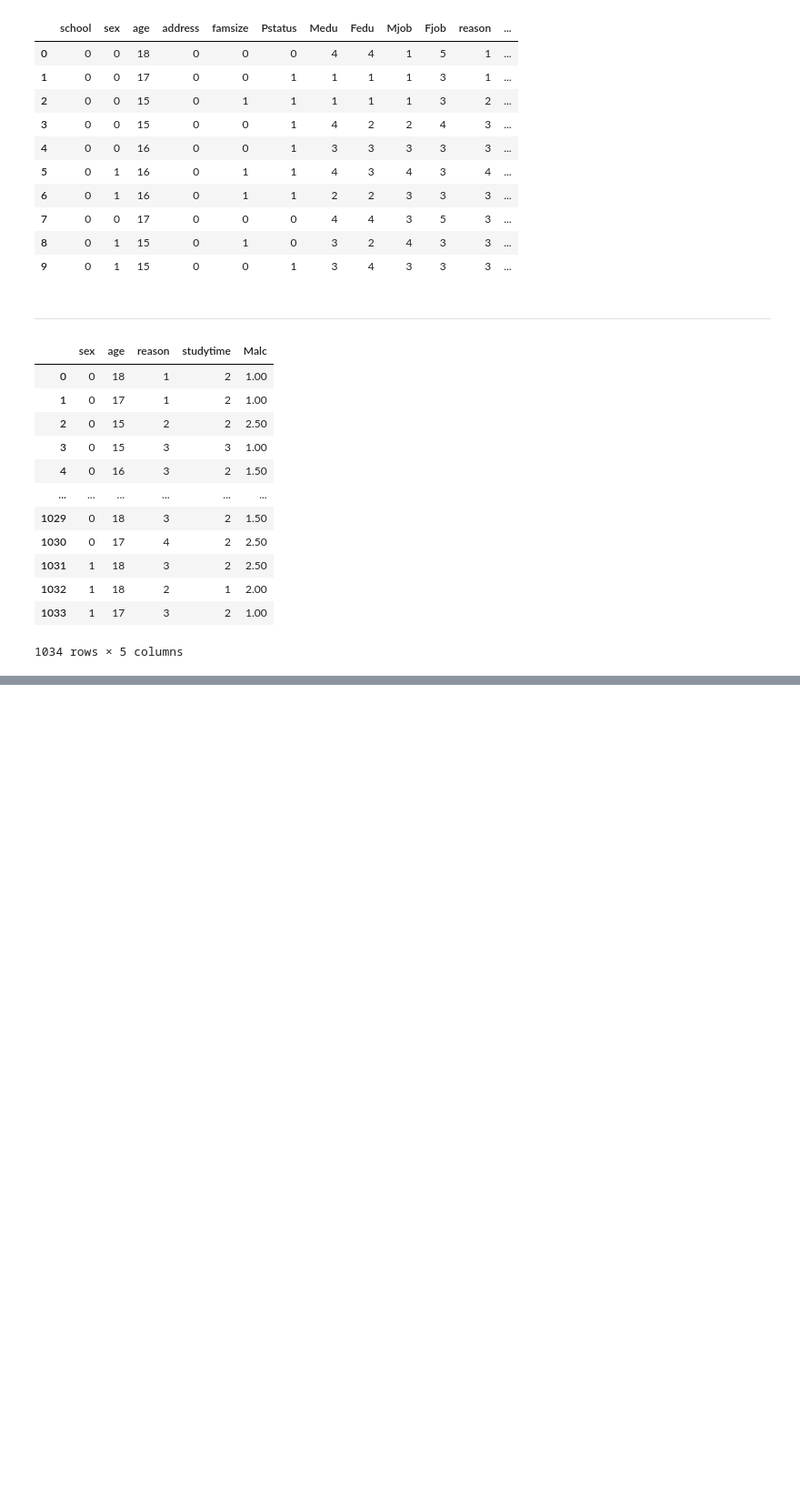
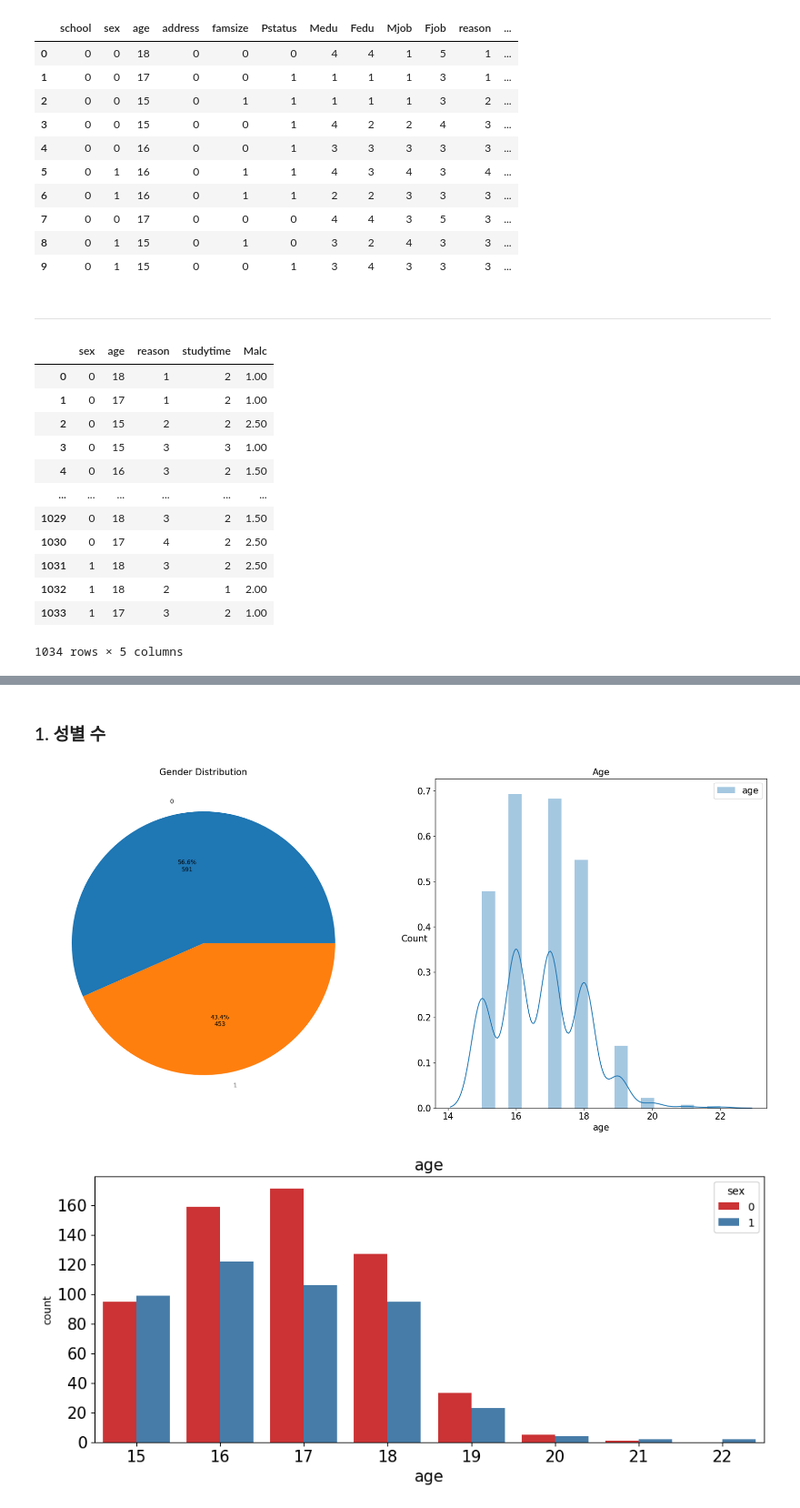
Before and after one commit to yong-again/hakcerton, a Jupyter notebook: code/LJH/eda.ipynb, the cells around one changed output, grey strips where cells are left out. Shown at 91% size. Saved outputs shown, nothing was run; the diff lists cells and outputs as text; code cells hidden in the pictures; blank space fills up the shorter version.

```diff
--- a/code/LJH/eda.ipynb
+++ b/code/LJH/eda.ipynb
@@ -548,0 +516,45 @@ df_new.head(-10)
+# %% [markdown]
+### 1. 성별 수
+# %%
+
+
+plt.figure(figsize = (22,22))
+plt.subplot(221)
+data = df_new
+labels = 'sex'
+colors = sns.color_palette('Set1')[0:5]
+# sns.barplot(x='studytime', y='Malc', data=df_new, palette='Set1')
+palette='Set1'
+total = df_new['sex'].value_counts().values.sum()
+
+def fmt(x):
+    return '{:.1f}%\n{:.0f}'.format(x, total*x/100)
+
+plt.title('Gender Distribution', size=15)
+plt.pie(df_new['sex'].value_counts().values, labels=df_new['sex'].value_counts().index, autopct=fmt)
+
+
+plt.subplot(222)
+sns.distplot(df_new['age'], label='age')
+plt.legend(loc='upper right', fontsize=15)
+plt.title('Age', size=15)
+plt.xticks(fontsize=15)
+plt.yticks(fontsize=15)
+plt.xlabel('age', fontsize=15)
+plt.ylabel('Count', rotation=0, fontsize=15)
+
+
+plt.figure(figsize = (25,10))
+plt.subplot(223)
+sns.countplot(x = 'age', hue = 'sex',data=df_new, palette='Set1')
+plt.title('age', size=15)
+plt.xticks(fontsize=15)
+plt.yticks(fontsize=15)
+plt.xlabel('age', fontsize=15)
+
+plt.show()
+
+# 0 과1 대신 성별을 넣는방법은?
+# %% [output]
+[figure, added]
+[figure, added]
```
Also changed, not shown: parts of 34 cells of this notebook, 6 other files.
